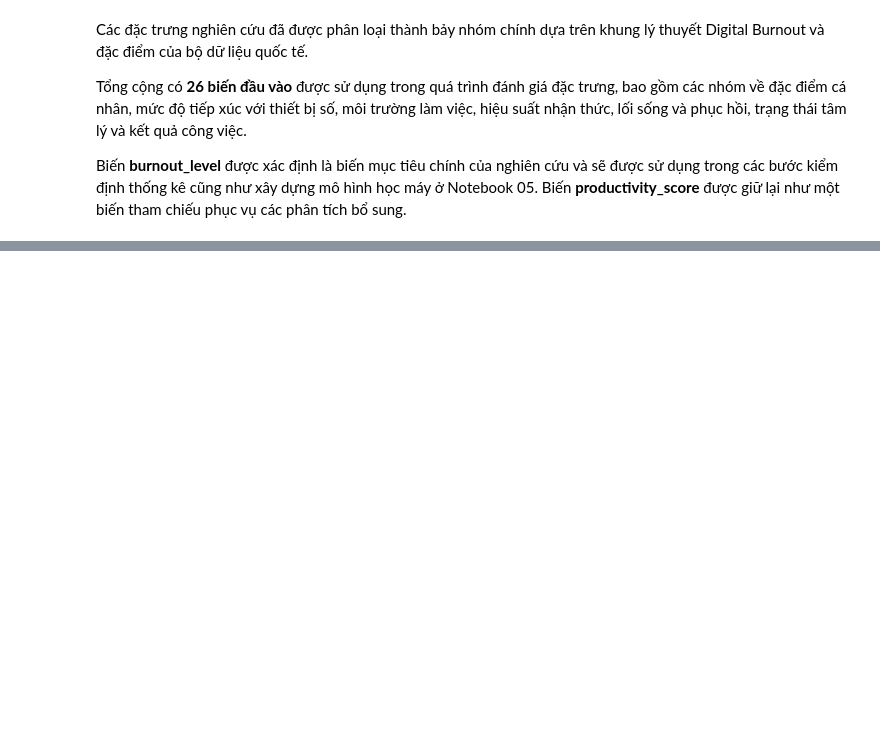
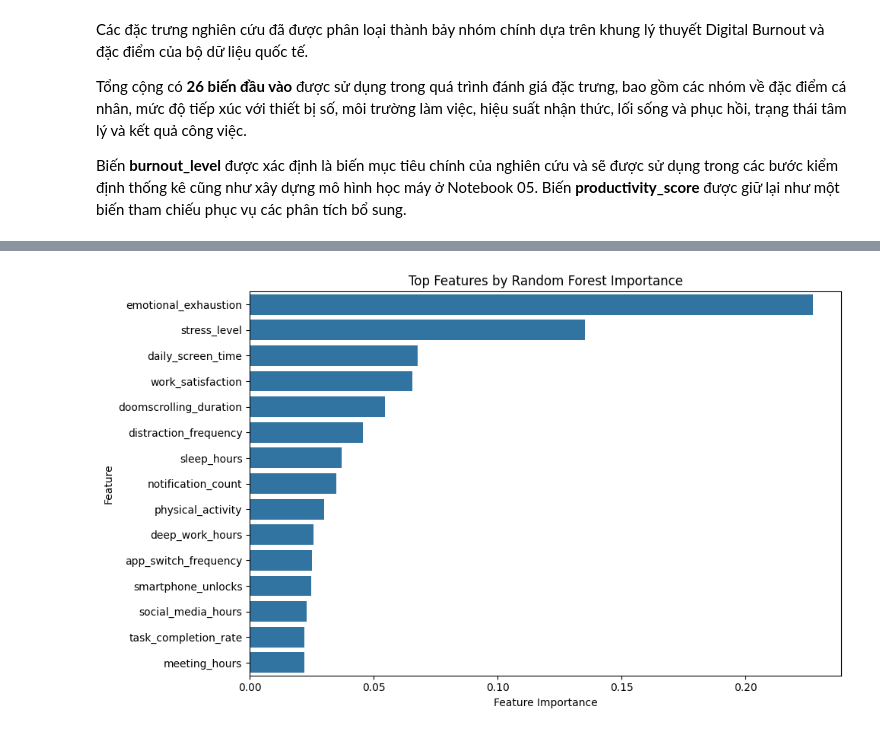
Before and after one commit to NguynnThah/DA016, a Jupyter notebook: notebooks/international_dataset/04_feature_validation.ipynb, the cells around one changed output, grey strips where cells are left out. Drawn from its saved outputs; the diff is of its cells as text; code cells hidden in the pictures; blank space fills up the shorter version.

```diff
--- a/notebooks/international_dataset/04_feature_validation.ipynb
+++ b/notebooks/international_dataset/04_feature_validation.ipynb
@@ -447,0 +618,17 @@ Việc sử dụng nhiều phương pháp đánh giá giúp xem xét đặc trư
+# %%
+# Xếp hạng Feature Importance
+
+rf_importance["rf_rank"] = (
+
+    rf_importance["importance"]
+
+    .rank(
+        method="dense",
+        ascending=False
+    )
+
+    .astype(int)
+
+)
+
+rf_importance.head(15)
@@ -447,0 +652,19 @@ Việc sử dụng nhiều phương pháp đánh giá giúp xem xét đặc trư
+# %%
+plt.figure(figsize=(10,6))
+
+sns.barplot(
+
+    data=rf_importance.head(15),
+    x="importance",
+    y="feature"
+
+)
+
+plt.title("Top Features by Random Forest Importance")
+plt.xlabel("Feature Importance")
+plt.ylabel("Feature")
+plt.tight_layout()
+
+plt.show()
+# %% [output]
+[figure, added]
```
Also changed, not shown: parts of 25 cells of this notebook.
